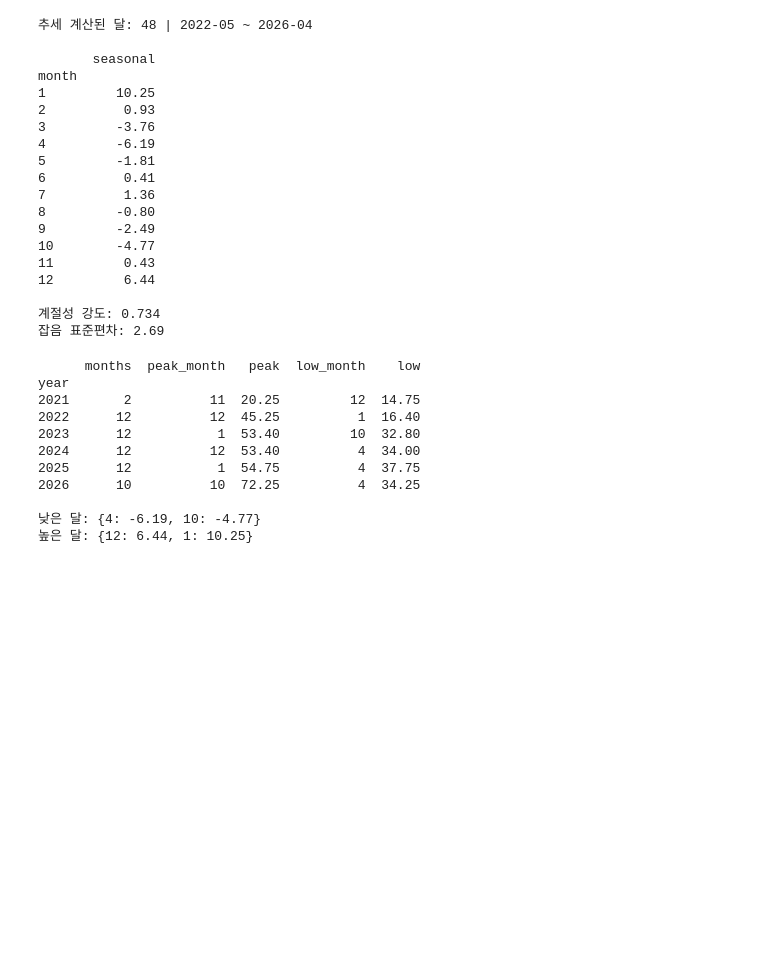
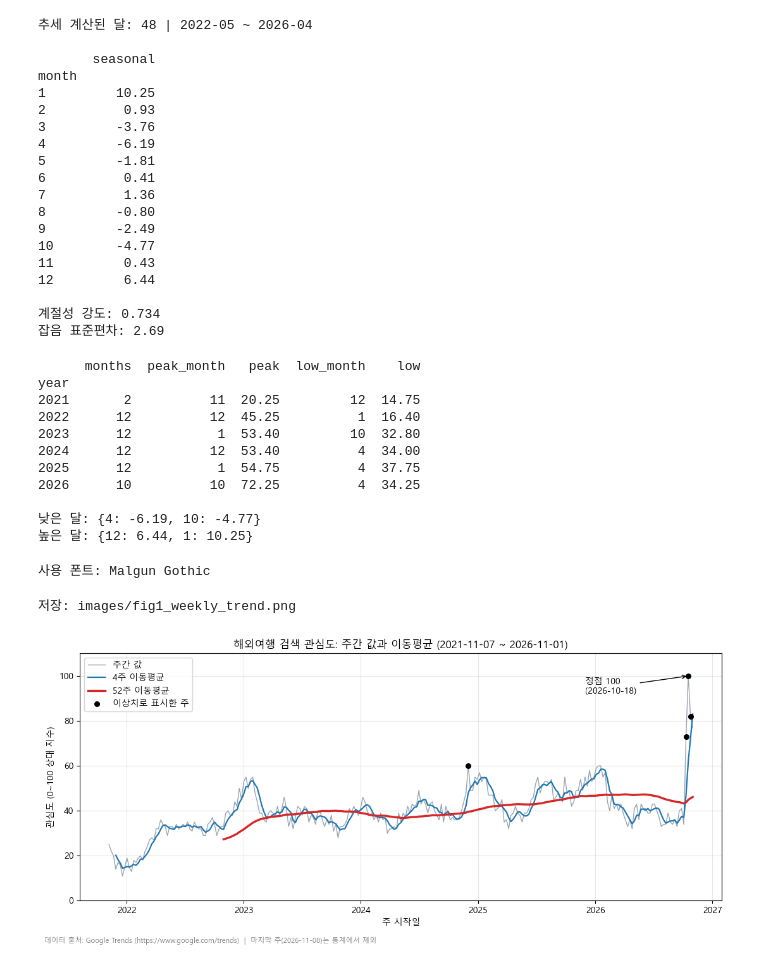
Before and after one commit to geunwa/overseas-travel-trend-analysis, a Jupyter notebook: analysis.ipynb, the cells around one changed output. Saved outputs shown, nothing was run; the diff lists cells and outputs as text; code cells hidden in the pictures; blank space fills up the shorter version.

```diff
--- a/analysis.ipynb
+++ b/analysis.ipynb
@@ -436,3 +436,48 @@ year
 
 낮은 달: {4: -6.19, 10: -4.77}
 높은 달: {12: 6.44, 1: 10.25}
+# %%
+import matplotlib.pyplot as plt
+from matplotlib import font_manager
+
+# 한글 폰트: 설치된 것 중 첫 번째를 쓴다 (Windows는 Malgun Gothic)
+candidates = ["Malgun Gothic", "AppleGothic", "NanumGothic", "Noto Sans CJK KR"]
+installed = {f.name for f in font_manager.fontManager.ttflist}
+font = next((name for name in candidates if name in installed), None)
+if font:
+    plt.rcParams["font.family"] = font
+else:
+    print("경고: 한글 폰트를 찾지 못했다. 글자가 네모로 보일 수 있다.")
+plt.rcParams["axes.unicode_minus"] = False  # 마이너스 기호 깨짐 방지
+
+Path("images").mkdir(exist_ok=True)
+SOURCE = "데이터 출처: Google Trends (https://www.google.com/trends)"
+print("사용 폰트:", font)
+# %% [output]
+사용 폰트: Malgun Gothic
+# %%
+# 그림 1: 주간 값과 이동평균 (Q1 추세, Q3 급증)
+fig, ax = plt.subplots(figsize=(11, 5))
+ax.plot(ma.index, ma["value"], color="#9aa5b1", linewidth=1, label="주간 값")
+ax.plot(ma.index, ma["ma_4w"], color="#1f77b4", linewidth=1.6, label="4주 이동평균")
+ax.plot(ma.index, ma["ma_52w"], color="#d62728", linewidth=2.4, label="52주 이동평균")
+
+flagged = data[data["is_outlier"]]
+ax.scatter(flagged["date"], flagged["value"], color="black", s=30, zorder=5, label="이상치로 표시한 주")
+ax.annotate("정점 100\n(2026-10-18)", xy=(pd.Timestamp("2026-10-18"), 100),
+            xytext=(pd.Timestamp("2025-12-01"), 92), arrowprops={"arrowstyle": "->"})
+
+ax.set_title("해외여행 검색 관심도: 주간 값과 이동평균 (2021-11-07 ~ 2026-11-01)")
+ax.set_xlabel("주 시작일")
+ax.set_ylabel("관심도 (0~100 상대 지수)")
+ax.set_ylim(0, 110)
+ax.grid(alpha=0.3)
+ax.legend(loc="upper left")
+fig.text(0.01, 0.01, SOURCE + "  |  마지막 주(2026-11-08)는 통계에서 제외", fontsize=8, color="gray")
+fig.tight_layout(rect=(0, 0.03, 1, 1))
+fig.savefig("images/fig1_weekly_trend.png", dpi=150)
+print("저장: images/fig1_weekly_trend.png")
+plt.show()
+# %% [output]
+저장: images/fig1_weekly_trend.png
+[figure, added]
```
Also changed, not shown: parts of 2 cells of this notebook, 3 other files.
